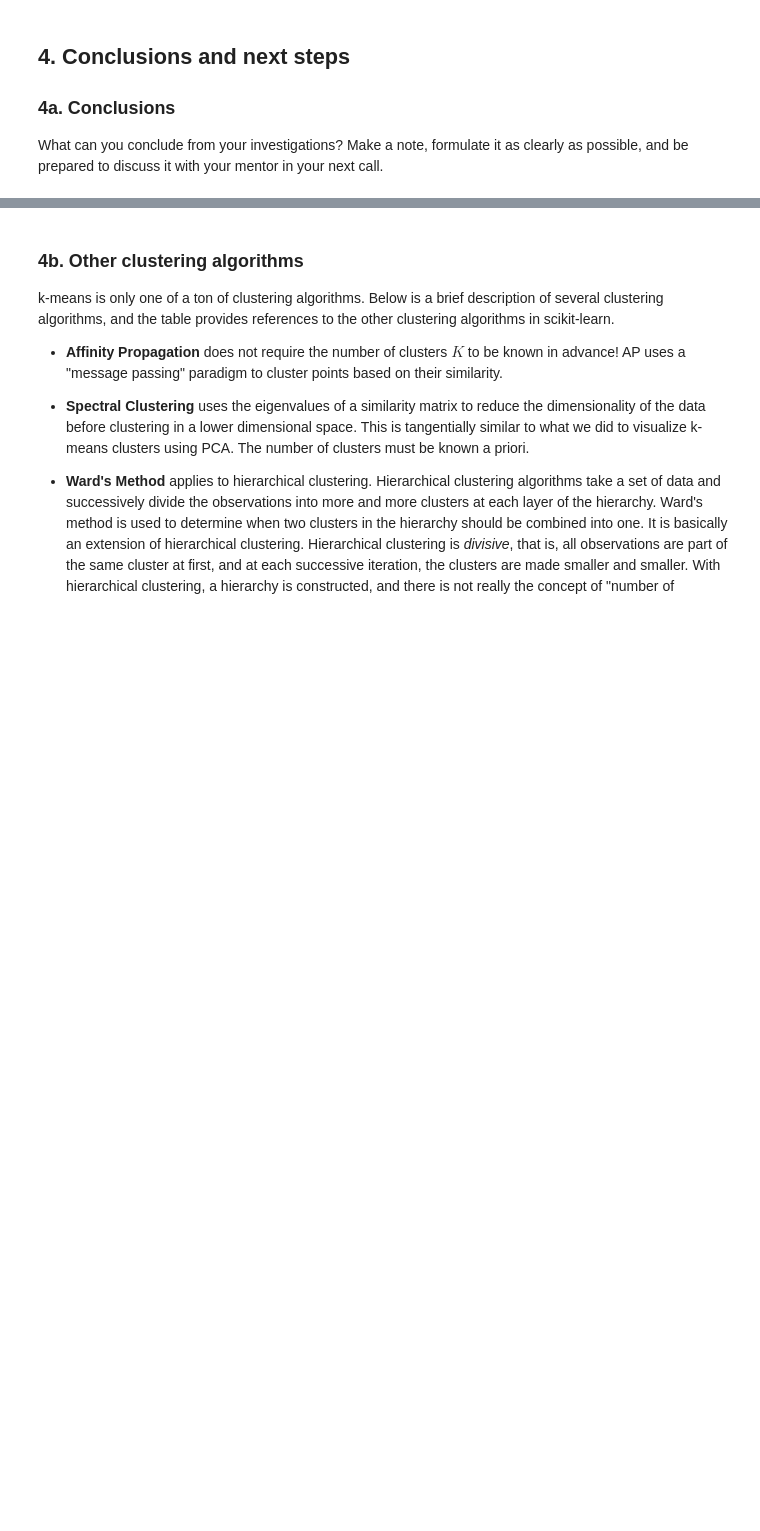
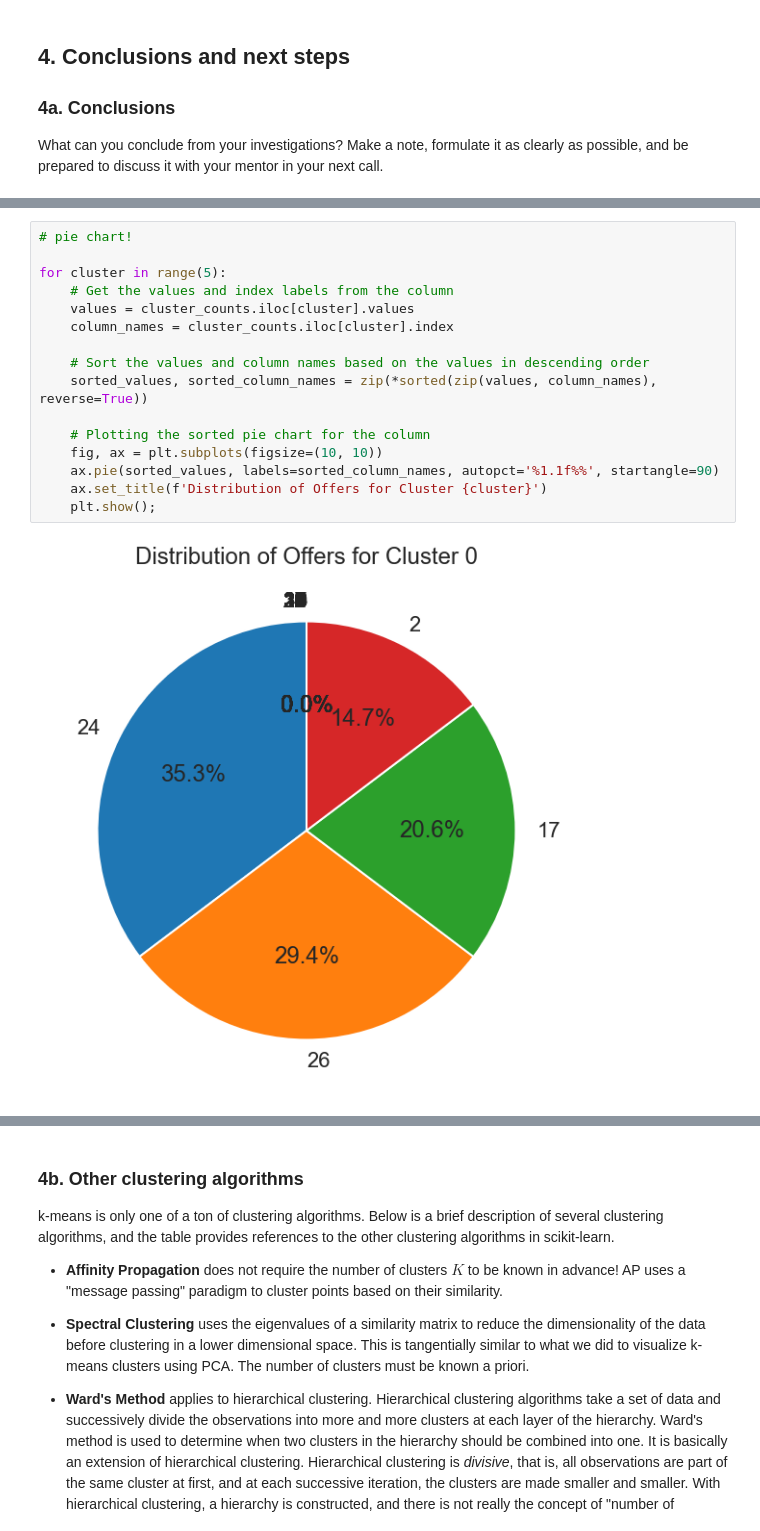
Before and after one commit to GwenToves/SpringBoard, a Jupyter notebook: Unsupervised Learning Case Studies/Clustering Case Study/Clustering Case Study - Customer Segmentation with K-Means - Tier 3.ipynb, the cells around one changed output, grey strips where cells are left out. Cells and saved outputs as stored; diff of their text form; blank space fills up the shorter version.

```diff
--- a/Unsupervised Learning Case Studies/Clustering Case Study/Clustering Case Study - Customer Segmentation with K-Means - Tier 3.ipynb
+++ b/Unsupervised Learning Case Studies/Clustering Case Study/Clustering Case Study - Customer Segmentation with K-Means - Tier 3.ipynb
@@ -432,0 +497,18 @@ What can you conclude from your investigations? Make a note, formulate it as cle
+# %%
+# pie chart!
+
+for cluster in range(5):
+    # Get the values and index labels from the column
+    values = cluster_counts.iloc[cluster].values
+    column_names = cluster_counts.iloc[cluster].index
+
+    # Sort the values and column names based on the values in descending order
+    sorted_values, sorted_column_names = zip(*sorted(zip(values, column_names), reverse=True))
+
+    # Plotting the sorted pie chart for the column
+    fig, ax = plt.subplots(figsize=(10, 10))
+    ax.pie(sorted_values, labels=sorted_column_names, autopct='%1.1f%%', startangle=90)
+    ax.set_title(f'Distribution of Offers for Cluster {cluster}')
+    plt.show();
+# %% [output]
+[figure, added]
```
Also changed, not shown: parts of 28 cells of this notebook.
